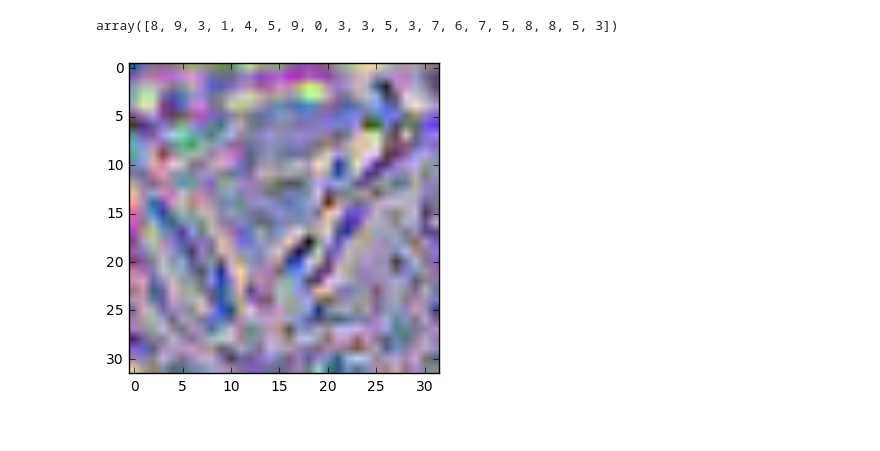
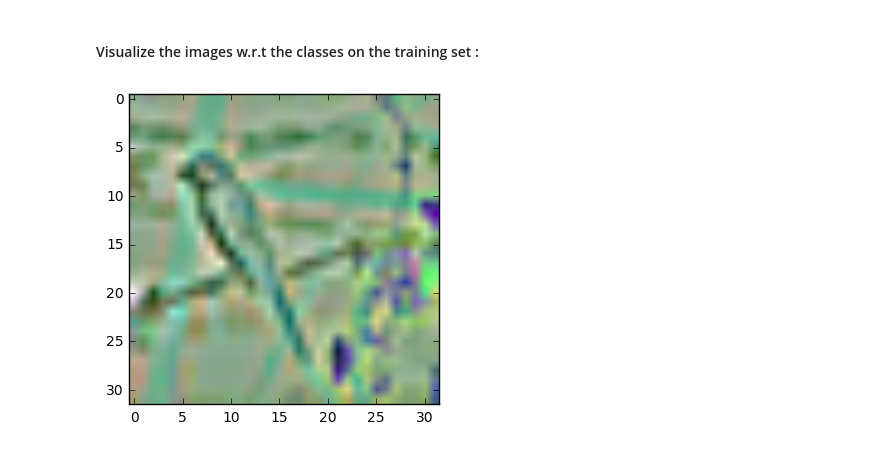
Before and after one commit to abyoussef/Kernel_Challenge, a Jupyter notebook: Kernel.ipynb, the cells around one changed output. Drawn from its saved outputs; the diff is of its cells as text; code cells hidden in the pictures.

```diff
--- a/Kernel.ipynb
+++ b/Kernel.ipynb
@@ -17,12 +33,22 @@ classes = list(set(y_train))
 # %%
+def inv_preproc(l) :
+    # Function to rescale array in a channel
+    x = l / np.sqrt(np.var(l))
+    x_ = x - np.min(x)
+    x__ = x_ / (np.max(x_) - np.min(x_))
+    x_im = x__ * 254 +1
+    return x_im
 def plot_img( l ) :
+    # Function to show the image
     size_img  = 32 * 32
     image_shape = (32,32)
     rgb_shape = (32,32,3)
+    rgb_array = np.zeros(rgb_shape)
     for i in range(3):
         x = l[i*size_img :(i+1)*size_img]
+        # Each channel is rescaled
         channel = inv_preproc(x).reshape(image_shape)
-        rgb_array[:,:,i] = np.array(channel )
+        rgb_array[:,:,i] = np.array(channel,dtype=int)
     plt.imshow(rgb_array)
     plt.show()
-    return
+    return rgb_array
@@ -36,9 +54,0 @@ def inv_preproc(l) :
-# %%
-y_train[0:20]
-# %% [output]
-array([8, 9, 3, 1, 4, 5, 9, 0, 3, 3, 5, 3, 7, 6, 7, 5, 8, 8, 5, 3])
-# %%
-y1 = np.argwhere(y_train == 6).ravel()
-x_im = plot_img(x_train[y1[245]])
-# %% [output]
-[figure, removed]
@@ -44,0 +70,9 @@ x_im = plot_img(x_train[y1[245]])
+# %% [markdown]
+#### Visualize the images w.r.t  the classes on the training set :
+# %%
+cla = 2
+ind_cl = np.argwhere(y_train == cla).ravel()
+i = np.random.randint(len(ind_cl))
+plot_img(x_train[ind_cl[i]]);
+# %% [output]
+[figure, added]
```
Also changed, not shown: parts of 13 cells of this notebook, 2 other files.
